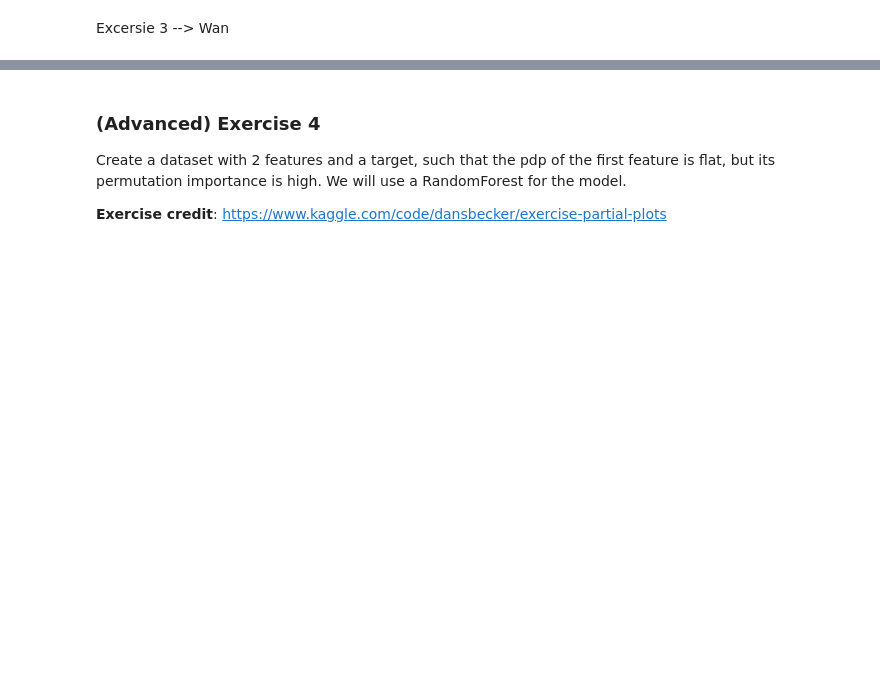
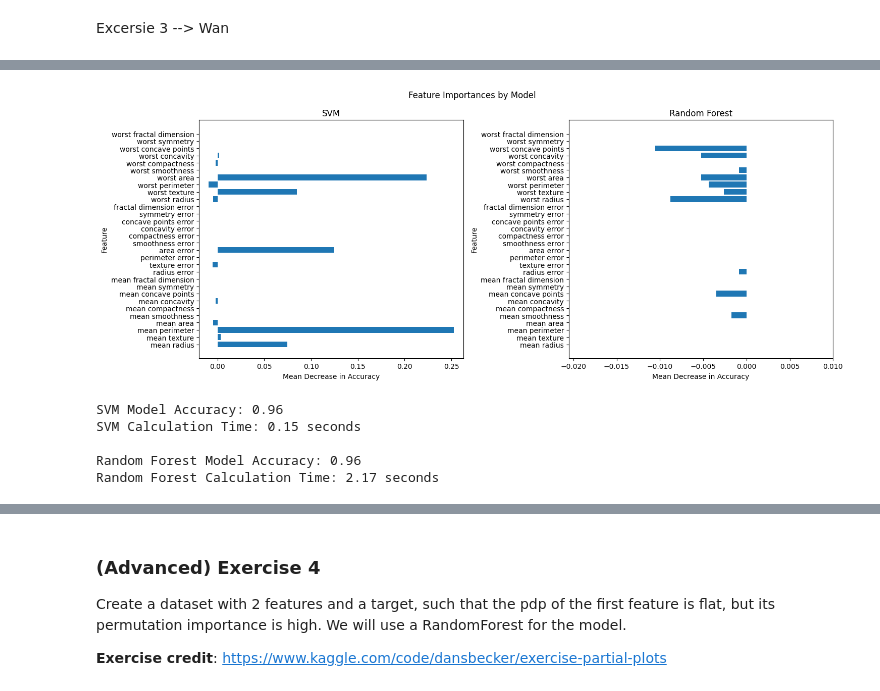
Before and after one commit to Wan-Razaq/Expainable-AI, a Jupyter notebook: 2024_Lecture_1_XAI.ipynb, the cells around one changed output, grey strips where cells are left out. Saved outputs shown, nothing was run; the diff lists cells and outputs as text; code cells hidden in the pictures; blank space fills up the shorter version.

```diff
--- a/2024_Lecture_1_XAI.ipynb
+++ b/2024_Lecture_1_XAI.ipynb
@@ -275,0 +303,64 @@ Excersie 3 --> Wan
+# %%
+from sklearn.svm import SVC
+from sklearn.ensemble import RandomForestClassifier, GradientBoostingClassifier
+from sklearn.metrics import accuracy_score
+from sklearn.inspection import permutation_importance
+
+# Load and prepare your data
+data = load_breast_cancer()
+X_train, X_test, y_train, y_test = train_test_split(data.data, data.target, test_size=0.2, random_state=42)
+
+# List of classifiers
+classifiers = {
+    "SVM": SVC(kernel='linear'),
+    "Random Forest": RandomForestClassifier(n_estimators=100)
+}
+
+# Results storage
+results = {}
+
+# Experiment
+for name, clf in classifiers.items():
+    # Training
+    clf.fit(X_train, y_train)
+    # Predicting
+    y_pred = clf.predict(X_test)
+    # Accuracy
+    accuracy = accuracy_score(y_test, y_pred)
+    # Feature Importance
+    start_time = time.time()
+    perm_importance = permutation_importance(clf, X_test, y_test, n_repeats=10, random_state=42)
+    importance_time = time.time() - start_time
+    # Store results
+    results[name] = {
+        "accuracy": accuracy,
+        "importances": perm_importance.importances_mean,
+        "time": importance_time
+    }
+
+# Plotting feature importances
+features = data.feature_names
+fig, axes = plt.subplots(nrows=1, ncols=2, figsize=(15, 6))
+fig.suptitle('Feature Importances by Model')
+
+for ax, (name, result) in zip(axes, results.items()):
+    ax.barh(features, result['importances'])
+    ax.set_title(f'{name}')
+    ax.set_xlabel('Mean Decrease in Accuracy')
+    ax.set_ylabel('Feature')
+    ax.set_xlim([min(result['importances']) - 0.01, max(result['importances']) + 0.01])
+
+plt.tight_layout()
+plt.show()
+
+# Printing model performance and timing
+for name, result in results.items():
+    print(f"{name} Model Accuracy: {result['accuracy']:.2f}")
+    print(f"{name} Calculation Time: {result['time']:.2f} seconds\n")
+# %% [output]
+[figure, added]
+SVM Model Accuracy: 0.96
+SVM Calculation Time: 0.15 seconds
+
+Random Forest Model Accuracy: 0.96
+Random Forest Calculation Time: 2.17 seconds
```
Also changed, not shown: parts of 5 cells of this notebook.
